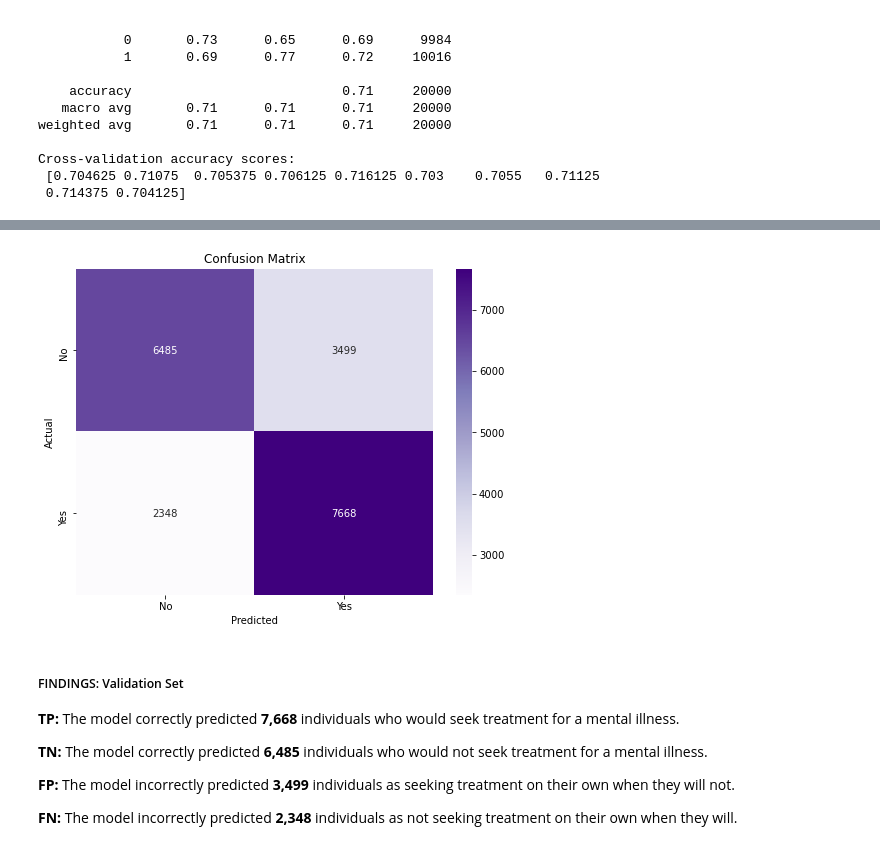
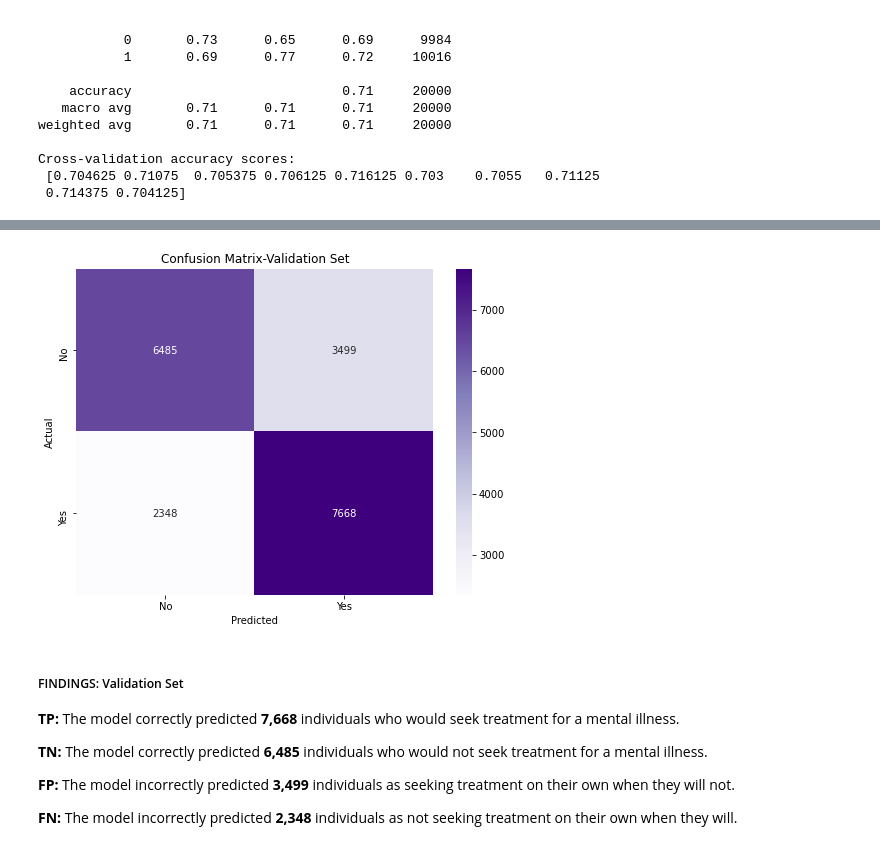
Before and after one commit to Lotus-baumgarner/Will-They-Seek-Treatment, a Jupyter notebook: Models-Conclusions.ipynb, the cells around one changed output, grey strips where cells are left out. Saved outputs shown, nothing was run; the diff lists cells and outputs as text; code cells hidden in the pictures.

```diff
--- a/Models-Conclusions.ipynb
+++ b/Models-Conclusions.ipynb
@@ -224,20 +225,22 @@ The __Cross-Validation__ scores show how the models Accuracy score varied on dif
 # %%
 # Created the confusion matrix for visualization
 cm1 = confusion_matrix(y_val, y_pred1, labels=logreg_pipeline.named_steps['model'].classes_)
 
 plt.figure(figsize=(8, 6))
 sns.heatmap(cm1, annot=True, fmt='d', cmap='Purples')
 
 plt.xlabel('Predicted')
 plt.ylabel('Actual')
-plt.title('Confusion Matrix')
+plt.title('Confusion Matrix-Validation Set')
 
 plt.xticks(ticks=[0.5, 1.5], labels=['No', 'Yes'])
 plt.yticks(ticks=[0.5, 1.5], labels=['No', 'Yes'])
 
+plt.savefig('cm1_LogReg.png', dpi=300, bbox_inches='tight')
+
 plt.show()
 # %% [output]
-[figure, old version]
+[figure, new version]
 # %% [markdown]
 ##### FINDINGS: Validation Set
 __TP:__ The model correctly predicted __7,668__ individuals who would seek treatment for a mental illness.
```
Also changed, not shown: parts of 14 cells of this notebook, 4 other files.
